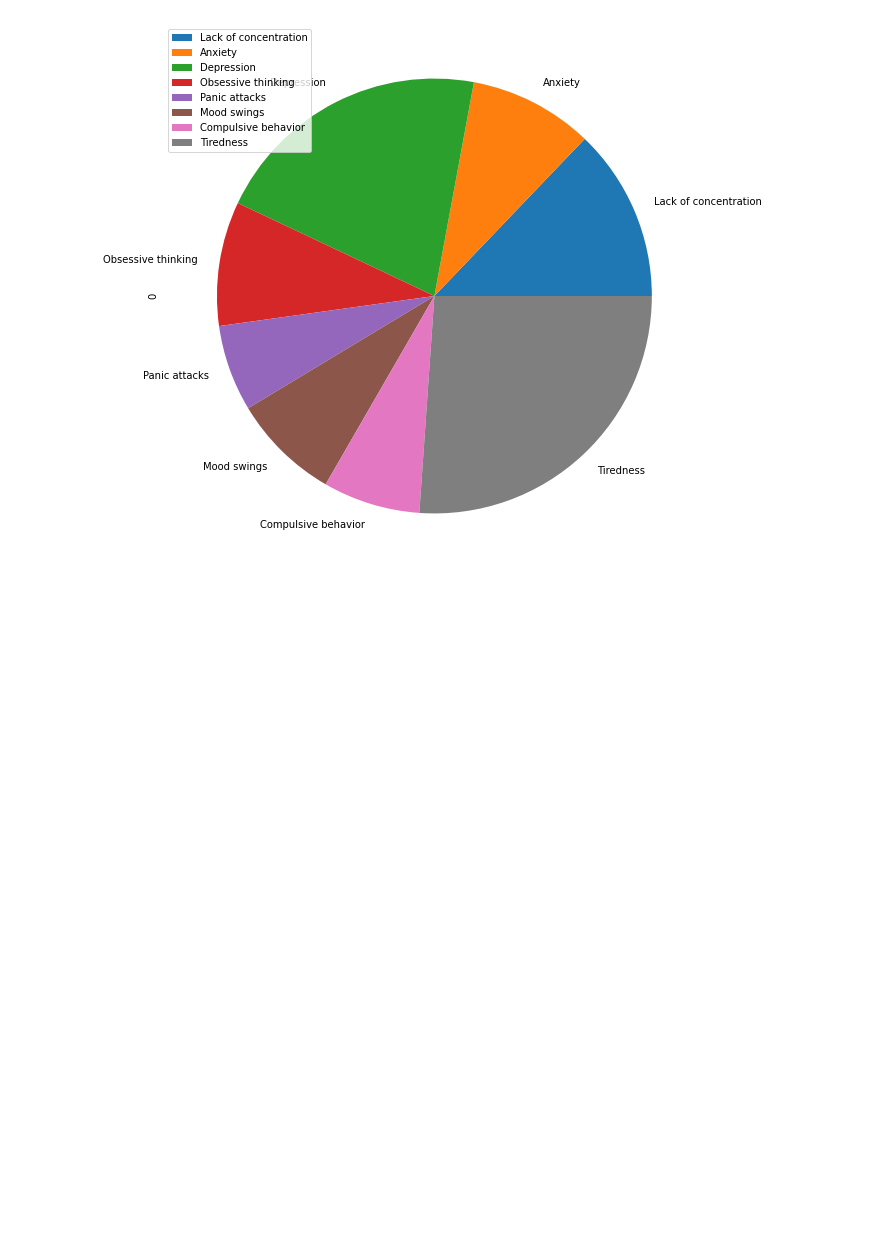
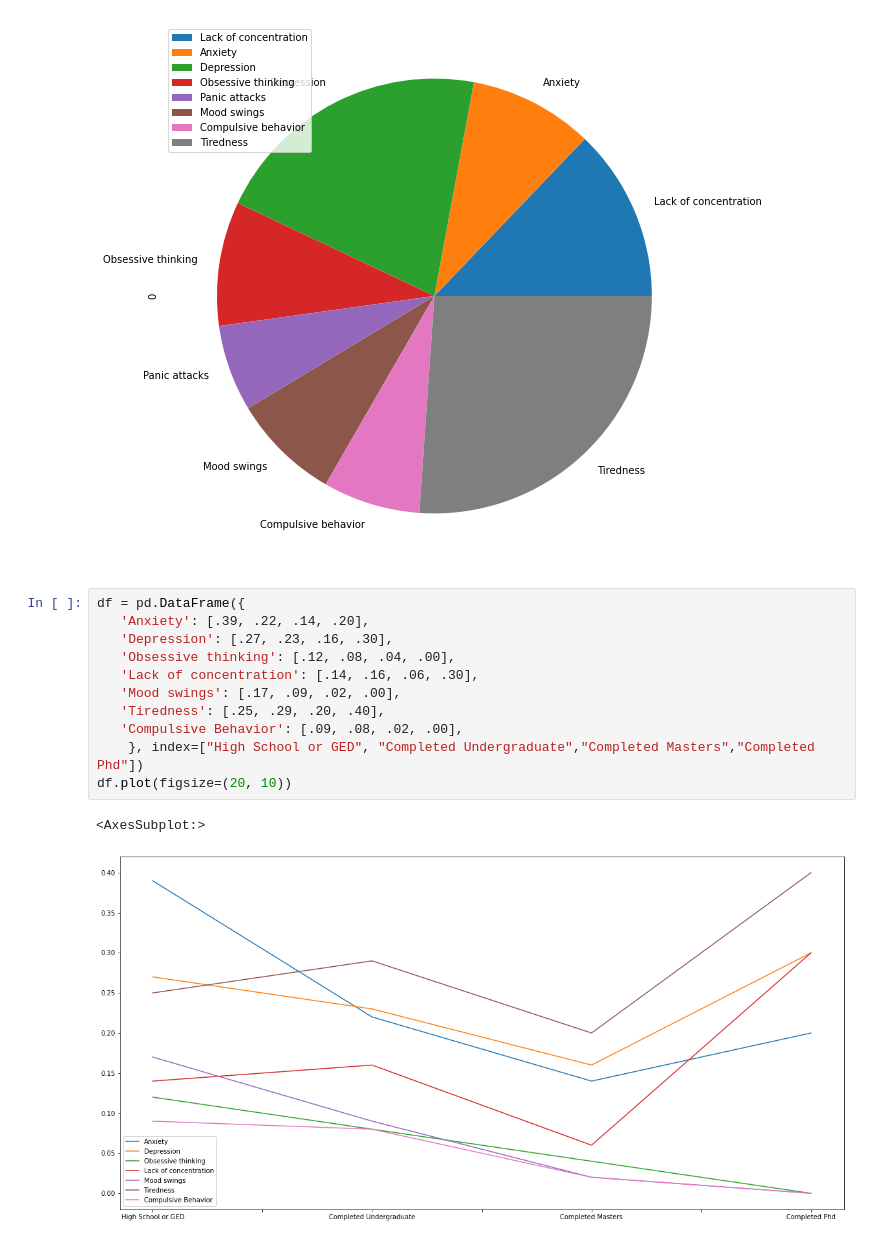
Before and after one commit to KMcLaurin12/Butler_GroupF_Project1, a Jupyter notebook: project_f_kiara.ipynb, the cells around one changed output. Cells and saved outputs as stored; diff of their text form; blank space fills up the shorter version.

Commit message:
combined data

```diff
--- a/project_f_kiara.ipynb
+++ b/project_f_kiara.ipynb
@@ -798,3 +852,17 @@ pie_df.plot(kind = "pie", subplots = True, figsize = (10,10))
 # %% [output]
 array([<AxesSubplot:ylabel='0'>], dtype=object)
 [figure]
+# %%
+df = pd.DataFrame({
+   'Anxiety': [.39, .22, .14, .20],
+   'Depression': [.27, .23, .16, .30],
+   'Obsessive thinking': [.12, .08, .04, .00],
+   'Lack of concentration': [.14, .16, .06, .30],
+   'Mood swings': [.17, .09, .02, .00],
+   'Tiredness': [.25, .29, .20, .40],
+   'Compulsive Behavior': [.09, .08, .02, .00],
+    }, index=["High School or GED", "Completed Undergraduate","Completed Masters","Completed Phd"])
+df.plot(figsize=(20, 10))
+# %% [output]
+<AxesSubplot:>
+[figure, added]
```
Also changed, not shown: parts of 9 cells of this notebook.
